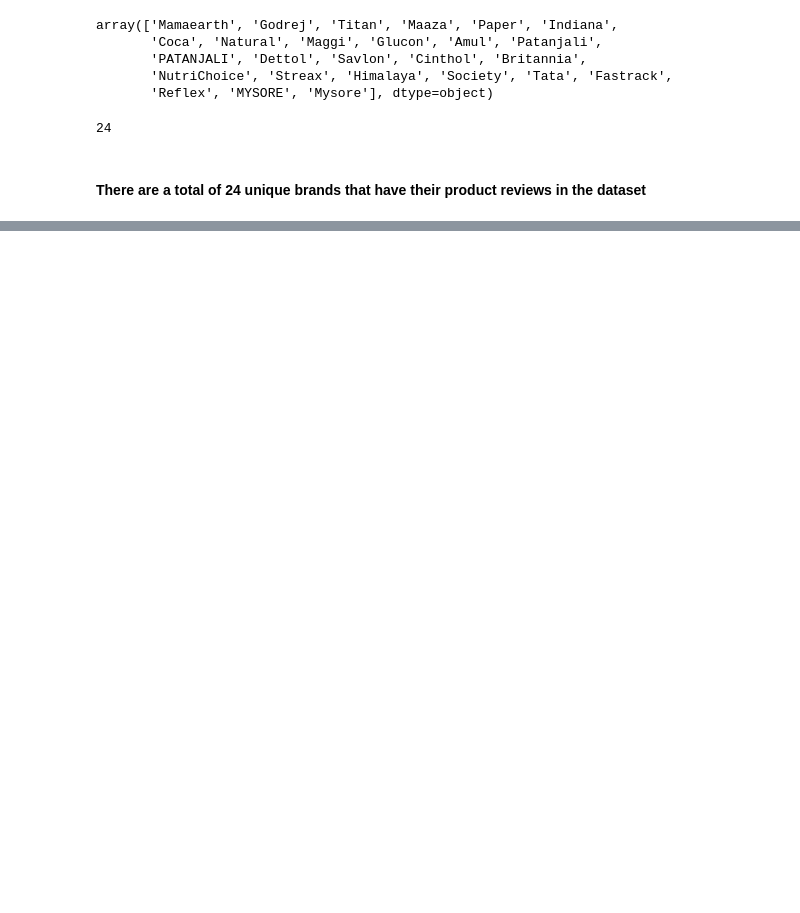
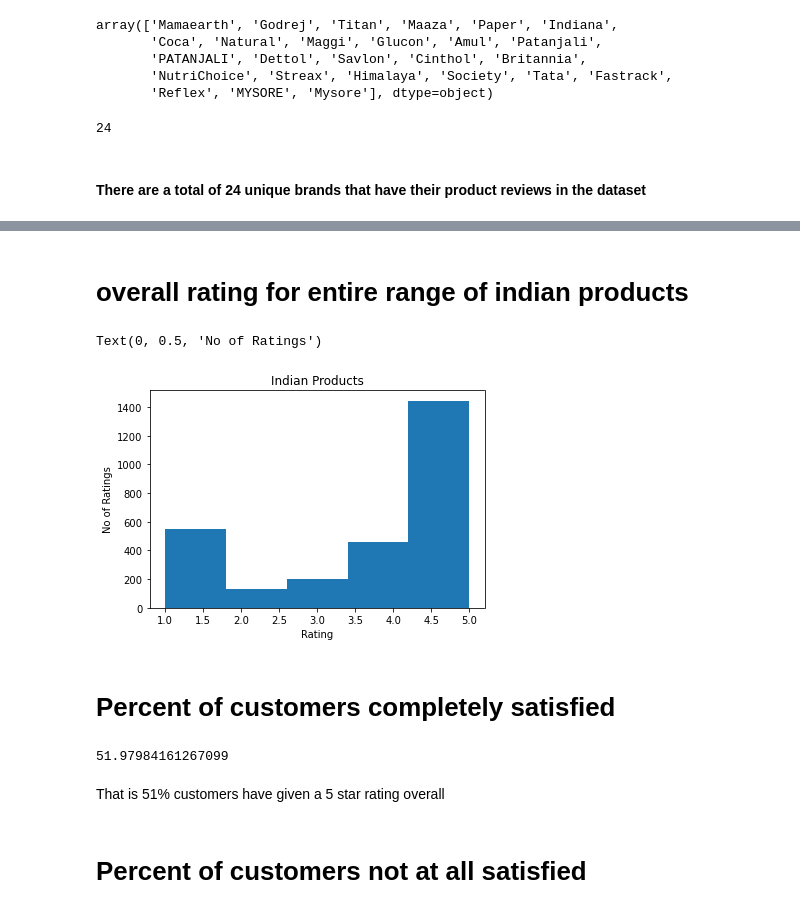
Before and after one commit to harsh2403/Sentiment_Analysis, a Jupyter notebook: Data Wrangling.ipynb, the cells around one changed output, grey strips where cells are left out. Saved outputs shown, nothing was run; the diff lists cells and outputs as text; code cells hidden in the pictures; blank space fills up the shorter version.

```diff
--- a/Data Wrangling.ipynb
+++ b/Data Wrangling.ipynb
@@ -114,0 +218,12 @@ Name: brandName, dtype: int64
+# %% [markdown]
+# overall rating for entire range of indian products
+# %%
+plt.hist(product_reviews['rating'],bins=5)
+plt.title('Indian Products')
+plt.xlabel('Rating')
+plt.ylabel('No of Ratings')
+# %% [output]
+Text(0, 0.5, 'No of Ratings')
+[figure, added]
+# %% [markdown]
+# Percent of customers completely satisfied
@@ -114,0 +233,8 @@ Name: brandName, dtype: int64
+# %%
+print(per_5)
+# %% [output]
+51.97984161267099
+# %% [markdown]
+That is 51% customers have given a 5 star rating overall
+# %% [markdown]
+# Percent of customers not at all satisfied
```
Also changed, not shown: parts of 13 cells of this notebook.
